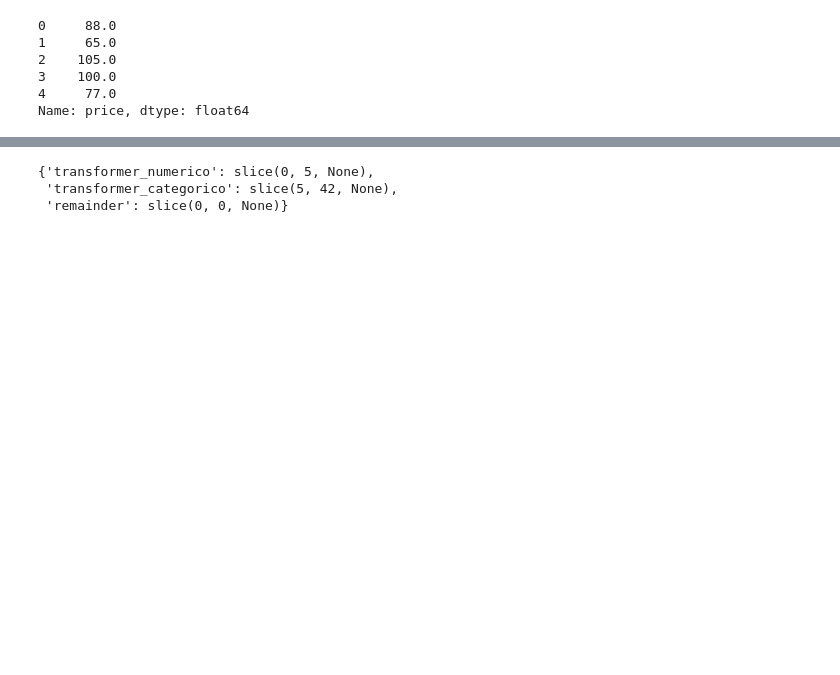
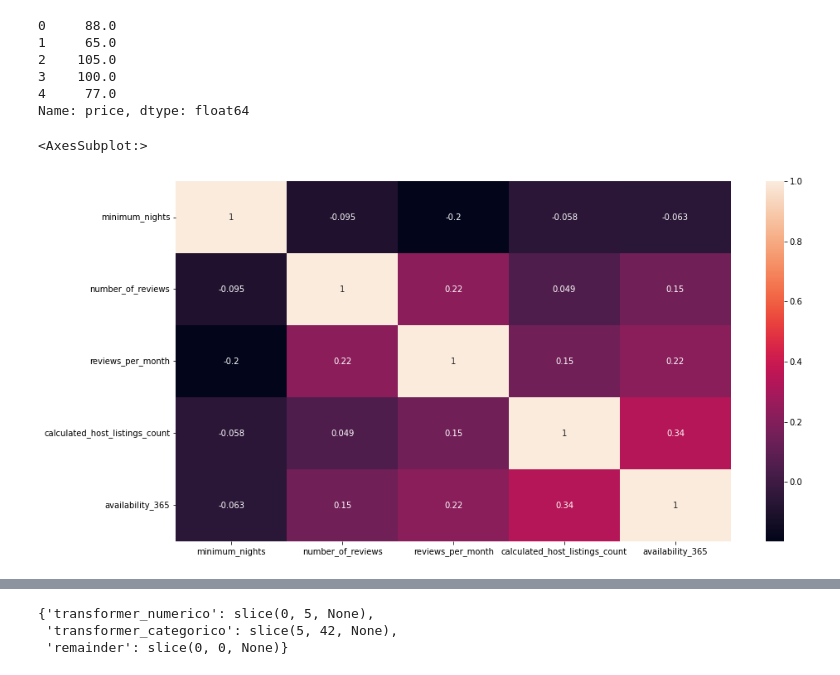
Before and after one commit to Factoria-F5-AI-Bootcamp-1-Edicion/EquipoLondres, a Jupyter notebook: IA_Presupuesto.ipynb, the cells around one changed output, grey strips where cells are left out. Cells and saved outputs as stored; diff of their text form; code cells hidden in the pictures; blank space fills up the shorter version.

```diff
--- a/IA_Presupuesto.ipynb
+++ b/IA_Presupuesto.ipynb
@@ -98,3 +148,11 @@ numericas = ["minimum_nights", "number_of_reviews", "reviews_per_month", "calcul
+# %%
+#Mapa de calor de las variables numéricas asimetrica.
+corr = df[numericas].corr(method='spearman')
+plt.figure(figsize=(15,8))
+sns.heatmap(corr, annot=True)
+# %% [output]
+<AxesSubplot:>
+[figure, added]
 # %%
 from sklearn.preprocessing import MinMaxScaler, OneHotEncoder
 from sklearn.compose import ColumnTransformer
```
Also changed, not shown: parts of 31 cells of this notebook, 1 other file.
